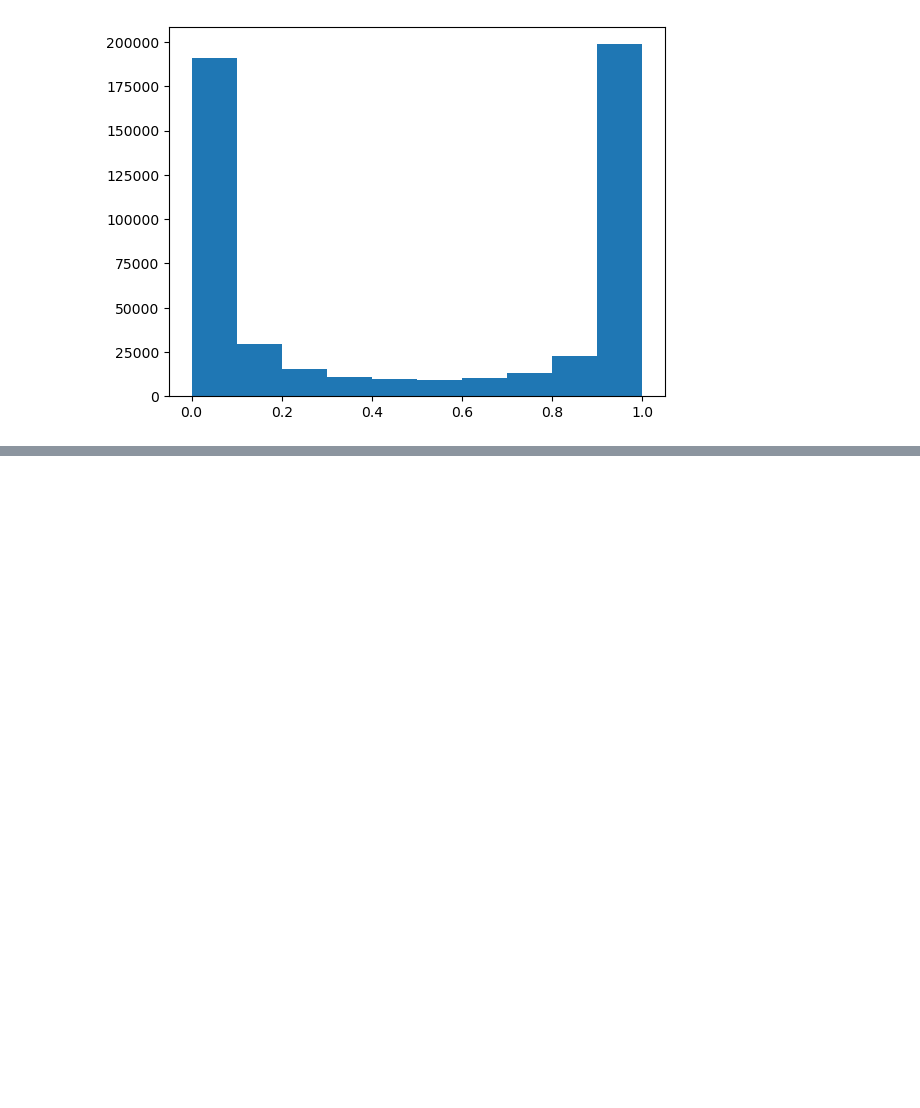
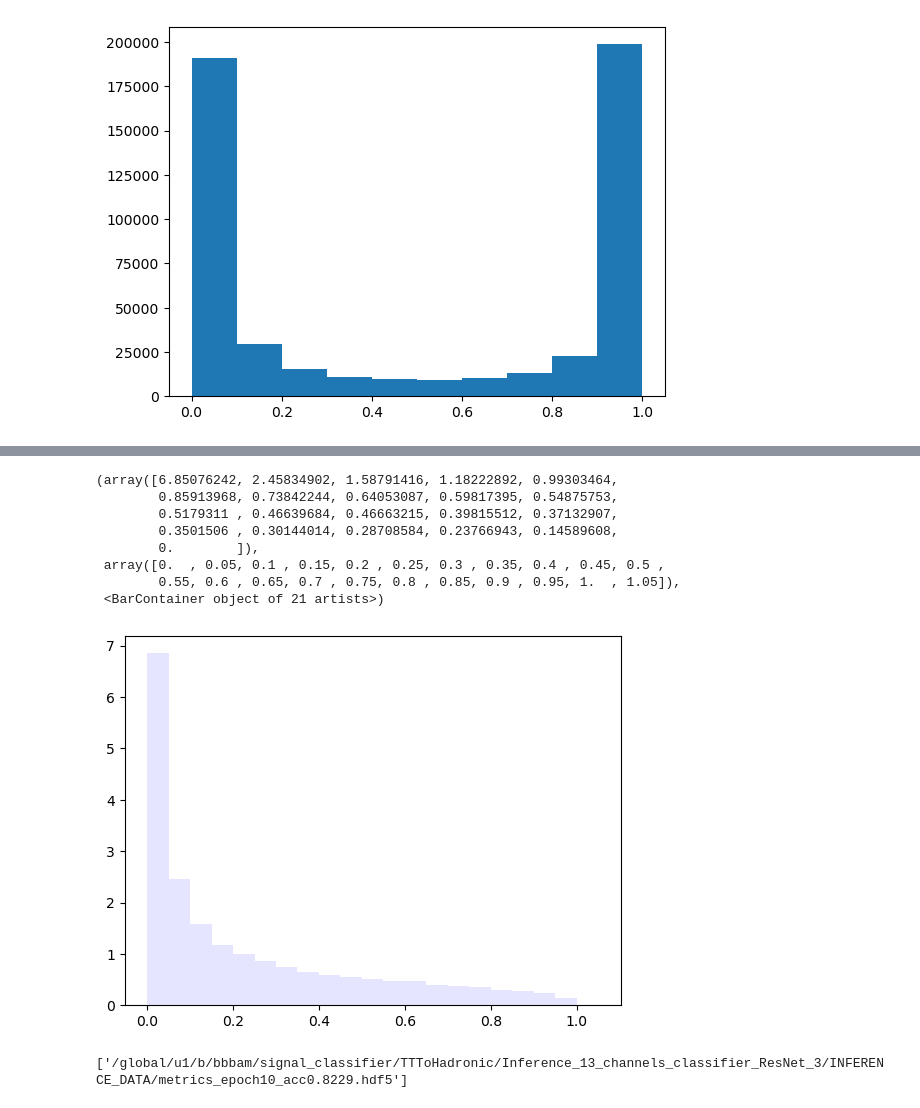
Before and after one commit to bhbam/H_AA_CLuster_jupyter_notebooks, a Jupyter notebook: PL_signal_score_test_for_classification_from_h5py_files.ipynb, the cells around one changed output, grey strips where cells are left out. Drawn from its saved outputs; the diff is of its cells as text; code cells hidden in the pictures; blank space fills up the shorter version.

```diff
--- a/PL_signal_score_test_for_classification_from_h5py_files.ipynb
+++ b/PL_signal_score_test_for_classification_from_h5py_files.ipynb
@@ -243,0 +318,20 @@ len(y_true[y_true==0])
+# %%
+file = glob.glob("/global/u1/b/bbbam/signal_classifier/TTToHadronic/Inference_13_channels_classifier_ResNet_3/INFERENCE_DATA/*")
+with h5py.File(file[0], 'r') as file:
+        y_pred = np.squeeze(file['y_pred'][()])
+fig, ax = plt.subplots()
+plt.hist(y_pred, bins = np.arange(0,1.1,0.05), density=True, color='blue', label='DYTT', alpha=0.1)
+# %% [output]
+(array([6.85076242, 2.45834902, 1.58791416, 1.18222892, 0.99303464,
+        0.85913968, 0.73842244, 0.64053087, 0.59817395, 0.54875753,
+        0.5179311 , 0.46639684, 0.46663215, 0.39815512, 0.37132907,
+        0.3501506 , 0.30144014, 0.28708584, 0.23766943, 0.14589608,
+        0.        ]),
+ array([0.  , 0.05, 0.1 , 0.15, 0.2 , 0.25, 0.3 , 0.35, 0.4 , 0.45, 0.5 ,
+        0.55, 0.6 , 0.65, 0.7 , 0.75, 0.8 , 0.85, 0.9 , 0.95, 1.  , 1.05]),
+ <BarContainer object of 21 artists>)
+[figure, added]
+# %%
+files14
+# %% [output]
+['/global/u1/b/bbbam/signal_classifier/TTToHadronic/Inference_13_channels_classifier_ResNet_3/INFERENCE_DATA/metrics_epoch10_acc0.8229.hdf5']
```
Also changed, not shown: parts of 5 cells of this notebook.
